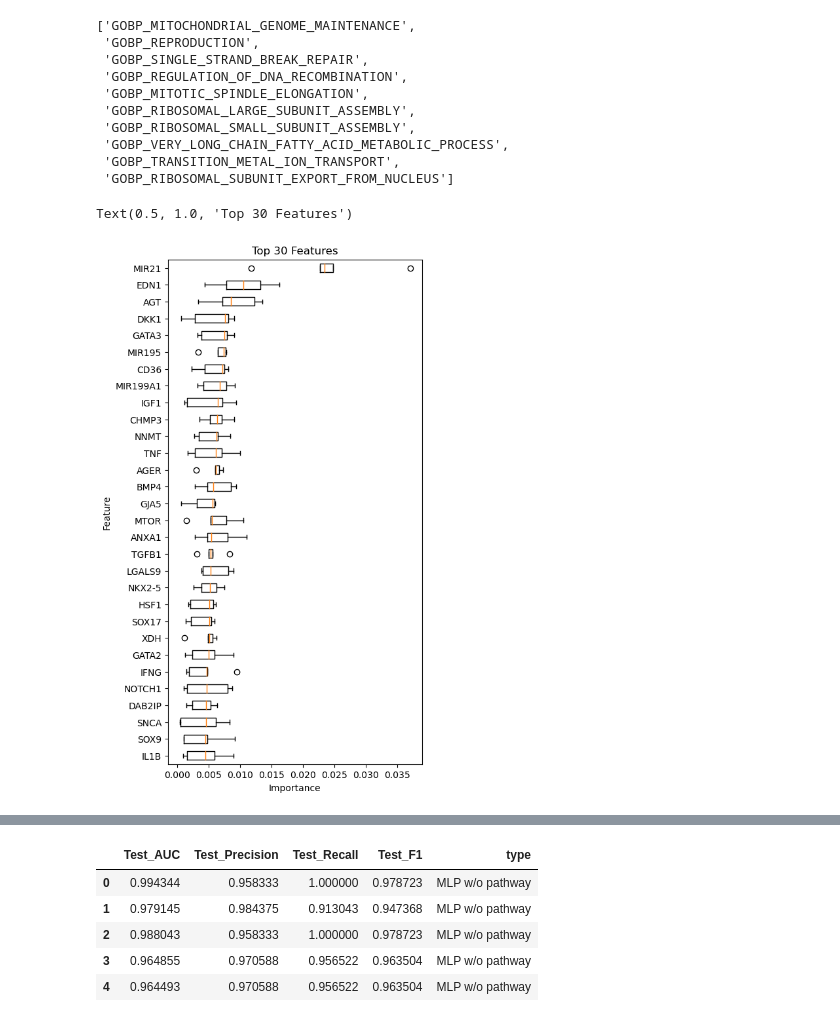
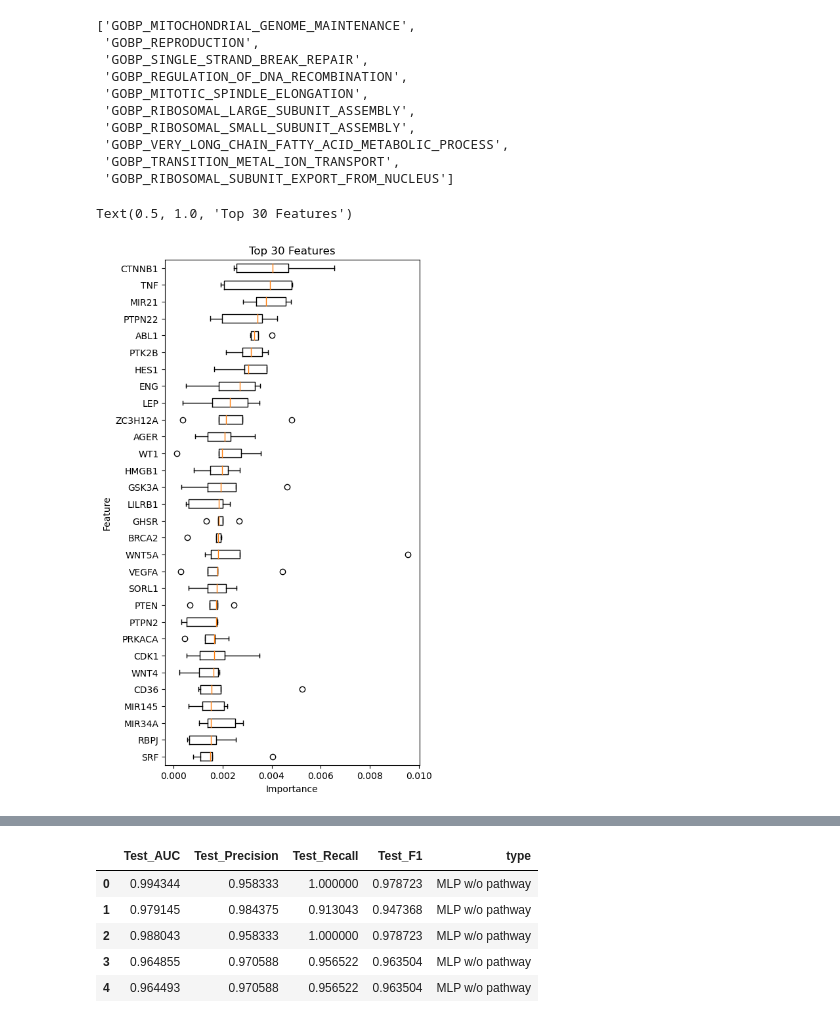
Before and after one commit to cloudmacchiato/dlmethylation, a Jupyter notebook: method/visualization.ipynb, the cells around one changed output, grey strips where cells are left out. Cells and saved outputs as stored; diff of their text form; code cells hidden in the pictures.

```diff
--- a/method/visualization.ipynb
+++ b/method/visualization.ipynb
@@ -130,17 +131,17 @@ features[0:10]
  'GOBP_TRANSITION_METAL_ION_TRANSPORT',
  'GOBP_RIBOSOMAL_SUBUNIT_EXPORT_FROM_NUCLEUS']
 # %%
-df2 = pd.read_csv("../../results/feature_importance_result.csv",index_col=0)
+df2 = pd.read_csv("../../results/GO/feature_importance_result.csv",index_col=0)
 df2.iloc[:, 1:6]
 df2['median'] = df2.iloc[:, 1:6].median(axis=1)
 df2 = df2.sort_values(by="median", ascending=False)
 top30_2 = df2.head(30).iloc[::-1]
 top30_2.set_index('Feature', inplace=True)
 plt.figure(figsize=(5, 10))
 plt.boxplot(top30_2.iloc[:,:5].T.values, labels=top30_2.index,vert=False)
 plt.xlabel('Importance')
 plt.ylabel('Feature')
 plt.title('Top 30 Features')
 # %% [output]
 Text(0.5, 1.0, 'Top 30 Features')
-[figure, old version]
+[figure, new version]
```
Also changed, not shown: parts of 7 cells of this notebook, 6 other files.
